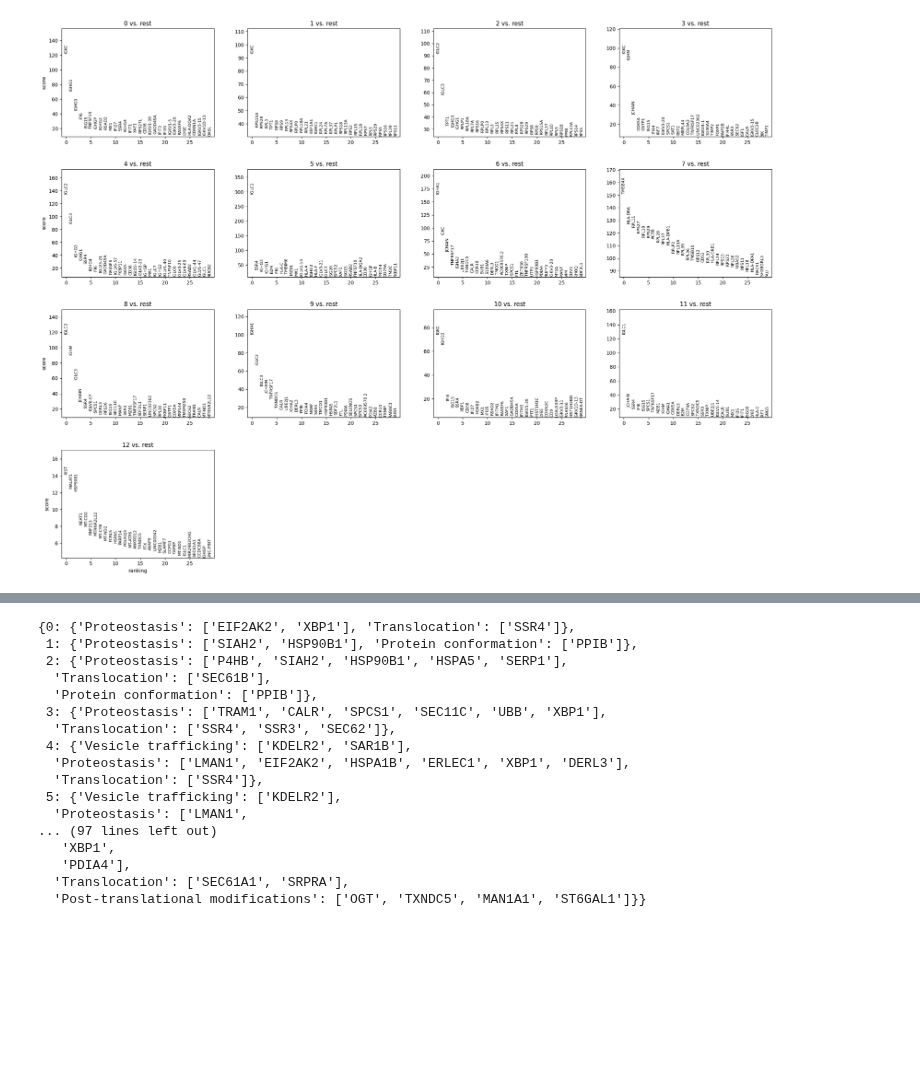
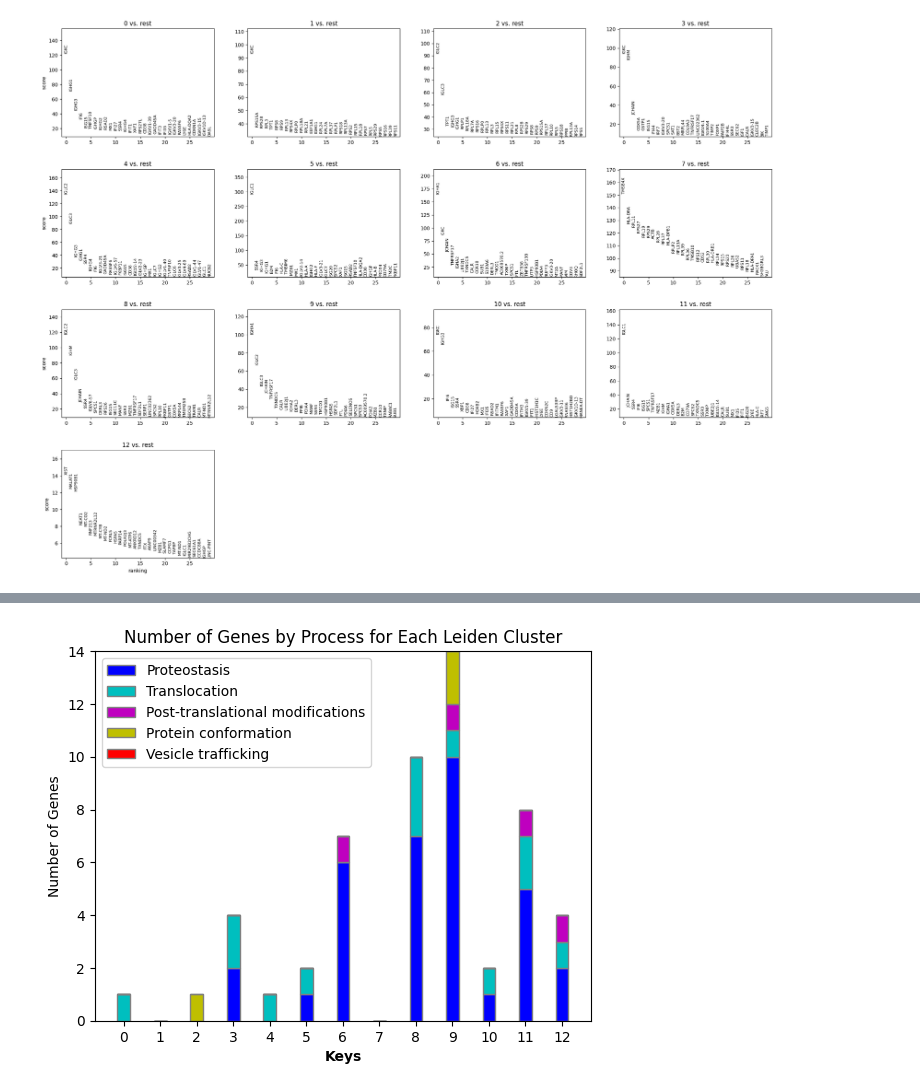
Before and after one commit to pablodig/secRecon-Secretory-Pathway-Reconstruction, a Jupyter notebook: 02 Immunoglobulin Annotation and Visualization.ipynb, the cells around one changed output, grey strips where cells are left out. Cells and saved outputs as stored; diff of their text form; code cells hidden in the pictures; blank space fills up the shorter version.

```diff
--- a/02 Immunoglobulin Annotation and Visualization.ipynb
+++ b/02 Immunoglobulin Annotation and Visualization.ipynb
@@ -144,21 +129,23 @@ df = pd.DataFrame(gene_names)
 # Create a dictionary to store the top genes for each cluster
 top_genes_dict = {}
 for i in range(13):
-    top_genes_dict[i] = set(df[str(i)].head(100))
+    top_genes_dict[i] = set(df[str(i)].head(30))
 # %%
 # Create a dictionary to store the intersections along with attributes
 intersect_dict = {}
 
-# Loop through each cluster and find the intersection
+# Loop through each cluster and filter the secretory pathway genes from the "gene_dict"
 for i in range(13):
-    intersecting_genes = secrecon_set.intersection(top_genes_dict[i])
+    intersecting_genes = set(gene_dict.keys()).intersection(top_genes_dict[i])
 
     # Create a nested dictionary for each cluster
     nested_dict = {}
 
-    # Populate the nested dictionary with attributes from gene_dict
+    # Populate the nested dictionary with attributes from gene_dict ('processes', 'subcellular_localization', 'complex')
     for gene in intersecting_genes:
         nested_dict[gene] = gene_dict.get(gene, {})
 
     # Update intersect_dict with the nested dictionary
     intersect_dict[i] = nested_dict
+
+intersect_dict
@@ -251,20 +217,43 @@ plt.show()
-# %%
-categorized_intersect_dict
-# %% [output]
-{0: {'Proteostasis': ['EIF2AK2', 'XBP1'], 'Translocation': ['SSR4']},
- 1: {'Proteostasis': ['SIAH2', 'HSP90B1'], 'Protein conformation': ['PPIB']},
- 2: {'Proteostasis': ['P4HB', 'SIAH2', 'HSP90B1', 'HSPA5', 'SERP1'],
-  'Translocation': ['SEC61B'],
-  'Protein conformation': ['PPIB']},
- 3: {'Proteostasis': ['TRAM1', 'CALR', 'SPCS1', 'SEC11C', 'UBB', 'XBP1'],
-  'Translocation': ['SSR4', 'SSR3', 'SEC62']},
- 4: {'Vesicle trafficking': ['KDELR2', 'SAR1B'],
-  'Proteostasis': ['LMAN1', 'EIF2AK2', 'HSPA1B', 'ERLEC1', 'XBP1', 'DERL3'],
-  'Translocation': ['SSR4']},
- 5: {'Vesicle trafficking': ['KDELR2'],
-  'Proteostasis': ['LMAN1',
-... (97 lines left out)
-   'XBP1',
-   'PDIA4'],
-  'Translocation': ['SEC61A1', 'SRPRA'],
-  'Post-translational modifications': ['OGT', 'TXNDC5', 'MAN1A1', 'ST6GAL1']}}
+# %%
+## --- Plot ----#
+
+labels = list(categorized_intersect_dict.keys())
+proteostasis = []
+translocation = []
+post_trans_mod = []
+protein_conf = []
+vesicle_traffic = []
+
+# Populate the lists with the number of genes for each subkey
+for key in labels:
+    proteostasis.append(len(categorized_intersect_dict[key].get('Proteostasis', [])))
+    translocation.append(len(categorized_intersect_dict[key].get('Translocation', [])))
+    post_trans_mod.append(len(categorized_intersect_dict[key].get('Post-translational modifications', [])))
+    protein_conf.append(len(categorized_intersect_dict[key].get('Protein conformation', [])))
+    vesicle_traffic.append(len(categorized_intersect_dict[key].get('Vesicle trafficking', [])))
+
+# Define the bar width
+barWidth = 0.35
+
+# Set position of bar on X axis
+r1 = np.arange(len(labels))
+
+# Make the plot
+plt.bar(r1, proteostasis, color='b', edgecolor='grey', width=barWidth, label='Proteostasis')
+plt.bar(r1, translocation, color='c', edgecolor='grey', width=barWidth, bottom=proteostasis, label='Translocation')
+plt.bar(r1, post_trans_mod, color='m', edgecolor='grey', width=barWidth, bottom=[i+j for i,j in zip(proteostasis, translocation)], label='Post-translational modifications')
+plt.bar(r1, protein_conf, color='y', edgecolor='grey', width=barWidth, bottom=[i+j+k for i,j,k in zip(proteostasis, translocation, post_trans_mod)], label='Protein conformation')
+plt.bar(r1, vesicle_traffic, color='r', edgecolor='grey', width=barWidth, bottom=[i+j+k+l for i,j,k,l in zip(proteostasis, translocation, post_trans_mod, protein_conf)], label='Vesicle trafficking')
+
+# Add labels
+plt.xlabel('Keys', fontweight='bold')
+plt.ylabel('Number of Genes')
+plt.xticks([r for r in range(len(labels))], labels)
+plt.title('Number of Genes by Process for Each Leiden Cluster')
+plt.legend()
+
+# Show plot
+plt.savefig('Plots/number_of_genes_by_process_each_leiden.jpg', dpi=300)
+plt.show()
+# %% [output]
+[figure, added]
```
Also changed, not shown: parts of 17 cells of this notebook, 3 other files.
